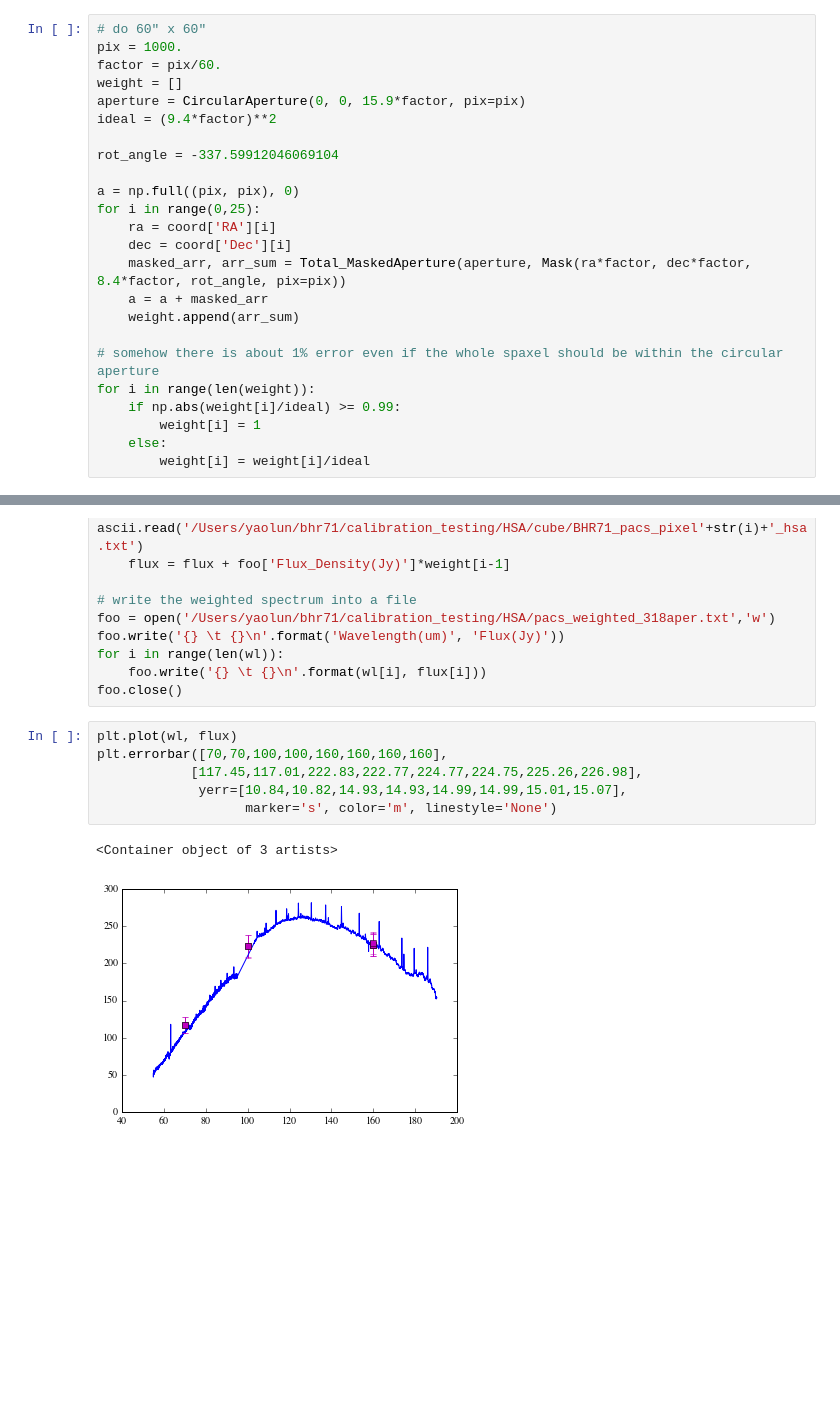
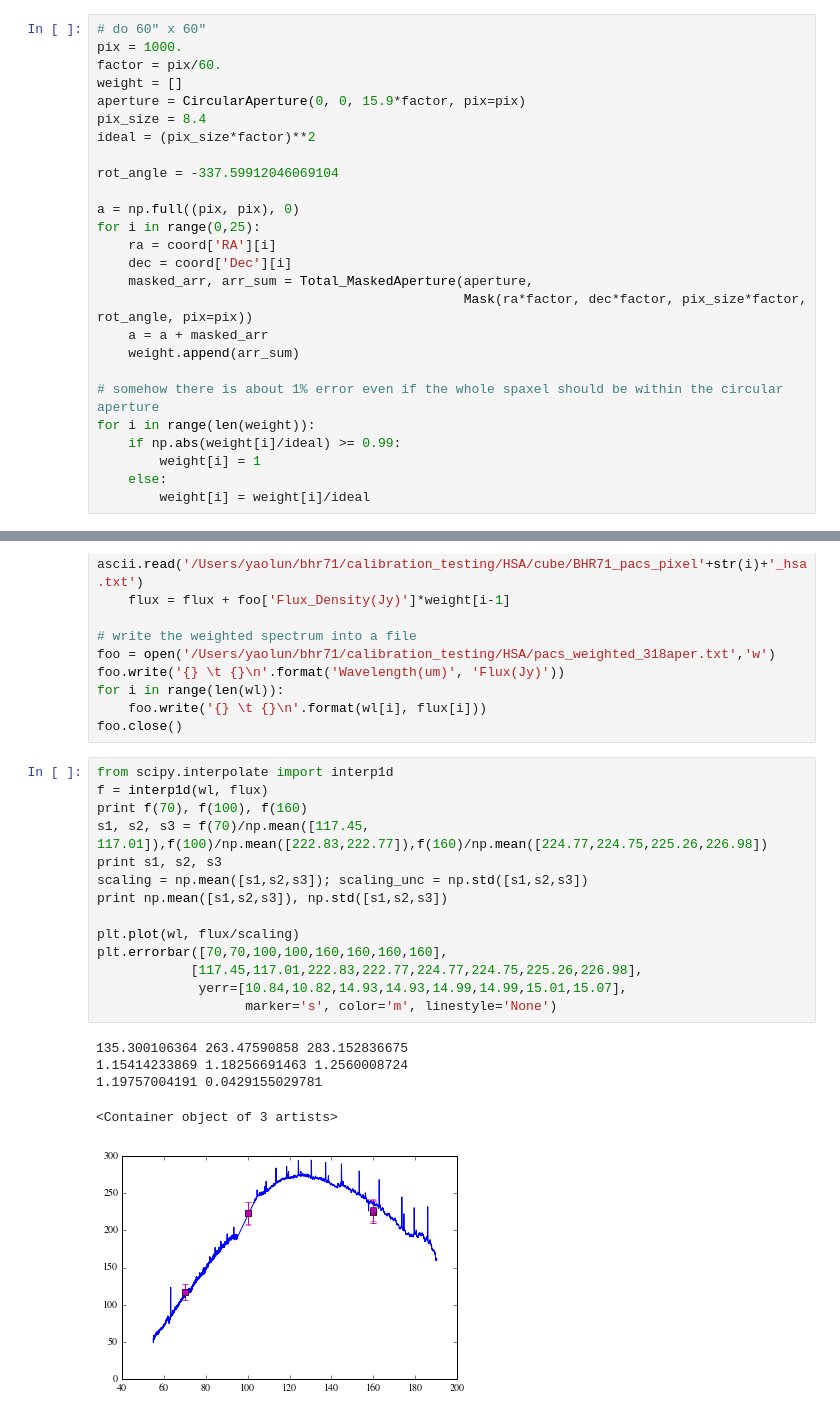
Before and after one commit to yaolun/sa, a Jupyter notebook: PACS_aperture_phot_on_spaxels.ipynb, the cells around one changed output, grey strips where cells are left out. Cells and saved outputs as stored; diff of their text form; blank space fills up the shorter version.

```diff
--- a/PACS_aperture_phot_on_spaxels.ipynb
+++ b/PACS_aperture_phot_on_spaxels.ipynb
@@ -62,7 +62,8 @@ pix = 1000.
 factor = pix/60.
 weight = []
 aperture = CircularAperture(0, 0, 15.9*factor, pix=pix)
-ideal = (9.4*factor)**2
+pix_size = 8.4
+ideal = (pix_size*factor)**2
 
 rot_angle = -337.59912046069104
 
@@ -70,7 +71,8 @@ a = np.full((pix, pix), 0)
 for i in range(0,25):
     ra = coord['RA'][i]
     dec = coord['Dec'][i]
-    masked_arr, arr_sum = Total_MaskedAperture(aperture, Mask(ra*factor, dec*factor, 8.4*factor, rot_angle, pix=pix))
+    masked_arr, arr_sum = Total_MaskedAperture(aperture,
+                                               Mask(ra*factor, dec*factor, pix_size*factor, rot_angle, pix=pix))
     a = a + masked_arr
     weight.append(arr_sum)
 
@@ -117,11 +119,22 @@ for i in range(len(wl)):
     foo.write('{} \t {}\n'.format(wl[i], flux[i]))
 foo.close()
 # %%
-plt.plot(wl, flux)
+from scipy.interpolate import interp1d
+f = interp1d(wl, flux)
+print f(70), f(100), f(160)
+s1, s2, s3 = f(70)/np.mean([117.45, 117.01]),f(100)/np.mean([222.83,222.77]),f(160)/np.mean([224.77,224.75,225.26,226.98])
+print s1, s2, s3
+scaling = np.mean([s1,s2,s3]); scaling_unc = np.std([s1,s2,s3])
+print np.mean([s1,s2,s3]), np.std([s1,s2,s3])
+
+plt.plot(wl, flux/scaling)
 plt.errorbar([70,70,100,100,160,160,160,160],
             [117.45,117.01,222.83,222.77,224.77,224.75,225.26,226.98],
              yerr=[10.84,10.82,14.93,14.93,14.99,14.99,15.01,15.07],
                    marker='s', color='m', linestyle='None')
 # %% [output]
-<Container object of 3 artists>
+135.300106364 263.47590858 283.152836675
+1.15414233869 1.18256691463 1.2560008724
+1.19757004191 0.0429155029781
+<Container object of 3 artists>
-[figure, old version]
+[figure, new version]
```
Also changed, not shown: 12 other files.
